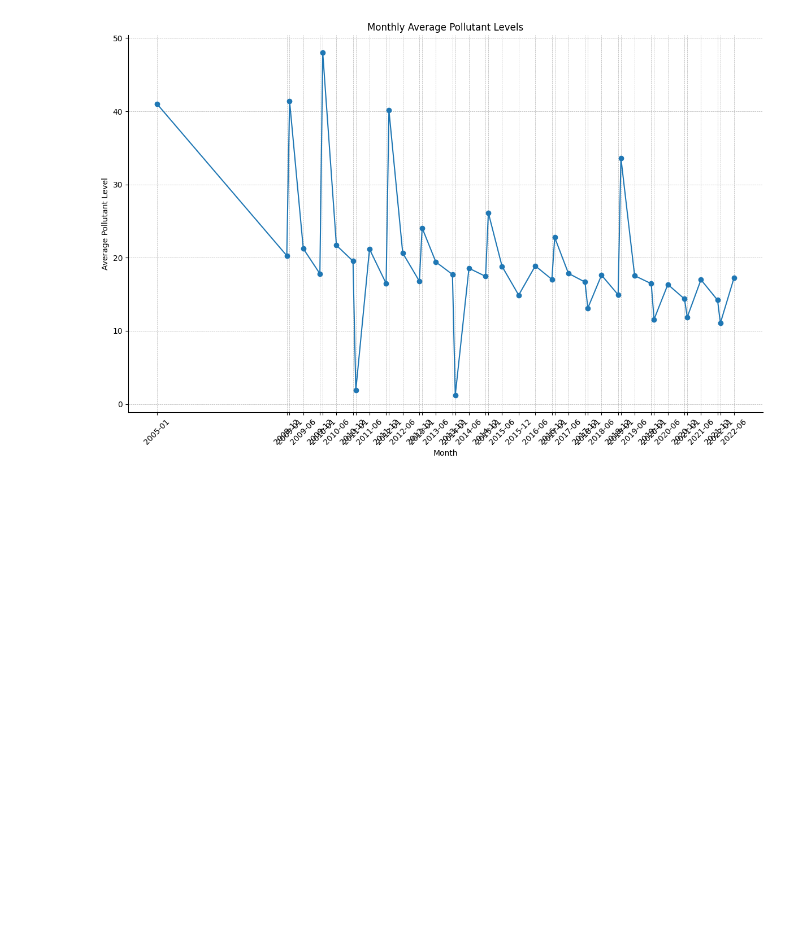
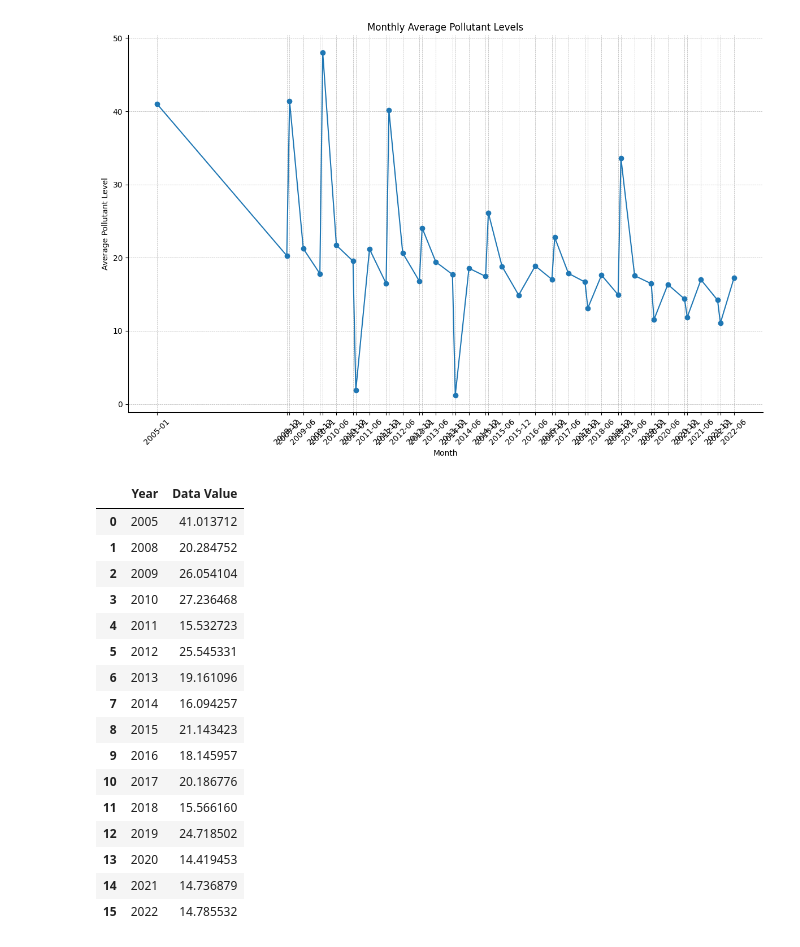
Before and after one commit to Esubaalew/AirQualityAnalysisN, a Jupyter notebook: analyze.ipynb, the cells around one changed output. Cells and saved outputs as stored; diff of their text form; code cells hidden in the pictures; blank space fills up the shorter version.

```diff
--- a/analyze.ipynb
+++ b/analyze.ipynb
@@ -146,0 +161,20 @@ plot_monthly_trends(path)
+# %%
+get_yearly_trends(data=data)
+# %% [output]
+|  | Year | Data Value |
+| 0 | 2005 | 41.013712 |
+| 1 | 2008 | 20.284752 |
+| 2 | 2009 | 26.054104 |
+| 3 | 2010 | 27.236468 |
+| 4 | 2011 | 15.532723 |
+| 5 | 2012 | 25.545331 |
+| 6 | 2013 | 19.161096 |
+| 7 | 2014 | 16.094257 |
+| 8 | 2015 | 21.143423 |
+| 9 | 2016 | 18.145957 |
+| 10 | 2017 | 20.186776 |
+| 11 | 2018 | 15.566160 |
+| 12 | 2019 | 24.718502 |
+| 13 | 2020 | 14.419453 |
+| 14 | 2021 | 14.736879 |
+| 15 | 2022 | 14.785532 |
```
Also changed, not shown: parts of 3 cells of this notebook.
